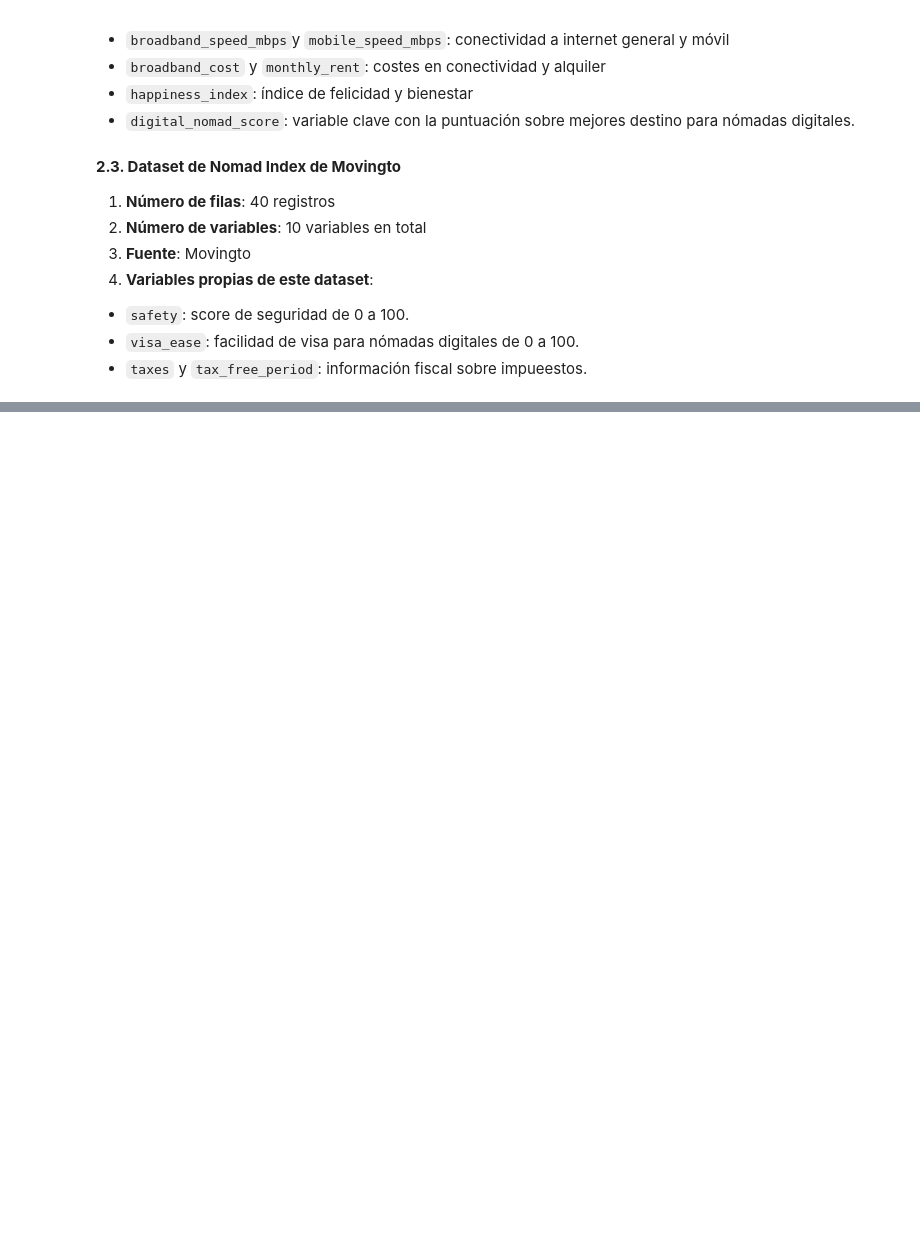
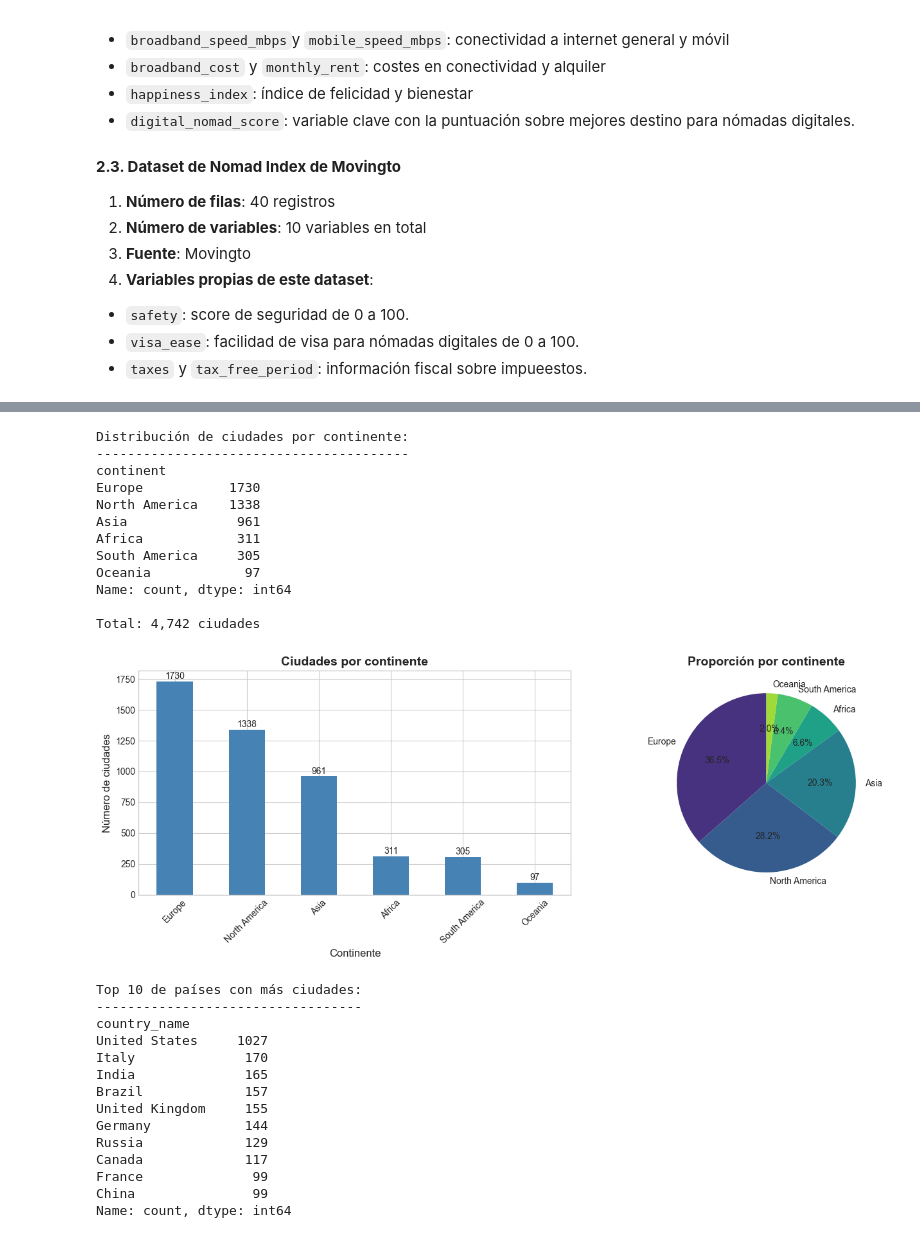
Before and after one commit to danielaaguirrej55-source/EDA-Nomadismo-Digital, a Jupyter notebook: src/notebooks/main_juanfcia_draft.ipynb, the cells around one changed output, grey strips where cells are left out. Saved outputs shown, nothing was run; the diff lists cells and outputs as text; code cells hidden in the pictures; blank space fills up the shorter version.

```diff
--- a/src/notebooks/main_juanfcia_draft.ipynb
+++ b/src/notebooks/main_juanfcia_draft.ipynb
@@ -187,0 +199,72 @@ df_movingto.head(10) # Dataset de Nomad Index de Circleloop
+# %%
+# Distribución por continente
+
+print("Distribución de ciudades por continente:")
+print("----------------------------------------")
+continent_counts = df_cost['continent'].value_counts()
+print(continent_counts)
+print(f"\nTotal: {continent_counts.sum():,} ciudades")
+
+# Montamos la matriz para los dos gráficos. En este caso:
+# 1. Gráfico de barras con número de ciudades por continente
+# 2. Gráfico de tarta con el porcentaje de reparto de volumen de ciudades por continente
+
+fig, axes = plt.subplots(1, 2, figsize=(14, 5))
+
+# 1. Gráfico de barras con ciudades por continente
+
+ax1 = axes[0]
+continent_counts.plot(kind='bar', ax=ax1, color='steelblue')
+ax1.set_title('Ciudades por continente', fontsize=14, fontweight='bold')
+ax1.set_xlabel('Continente', fontsize=12)
+ax1.set_ylabel('Número de ciudades', fontsize=12)
+ax1.tick_params(axis='x', rotation=45)
+
+
+for i, v in enumerate(continent_counts): # Añadimos valores sobre las barras
+    ax1.text(i, v + 20, str(v), ha='center', fontsize=10)
+
+# Gráfico de tarta con el porcentaje de reparto entre continente
+
+ax2 = axes[1]
+continent_counts.plot(kind='pie', ax=ax2, autopct='%1.1f%%', startangle=90)
+ax2.set_title('Proporción por continente', fontsize=14, fontweight='bold')
+ax2.set_ylabel('')
+
+plt.tight_layout()
+plt.show()
+
+# Resumen de volumen de ciudades por países
+
+print("Top 10 de países con más ciudades:")
+print("----------------------------------")
+country_counts = df_cost['country_name'].value_counts().head(10)
+print(country_counts)
+# %% [output]
+Distribución de ciudades por continente:
+----------------------------------------
+continent
+Europe           1730
+North America    1338
+Asia              961
+Africa            311
+South America     305
+Oceania            97
+Name: count, dtype: int64
+
+Total: 4,742 ciudades
+[figure, added]
+Top 10 de países con más ciudades:
+----------------------------------
+country_name
+United States     1027
+Italy              170
+India              165
+Brazil             157
+United Kingdom     155
+Germany            144
+Russia             129
+Canada             117
+France              99
+China               99
+Name: count, dtype: int64
```
Also changed, not shown: parts of 24 cells of this notebook, 1 other file.
